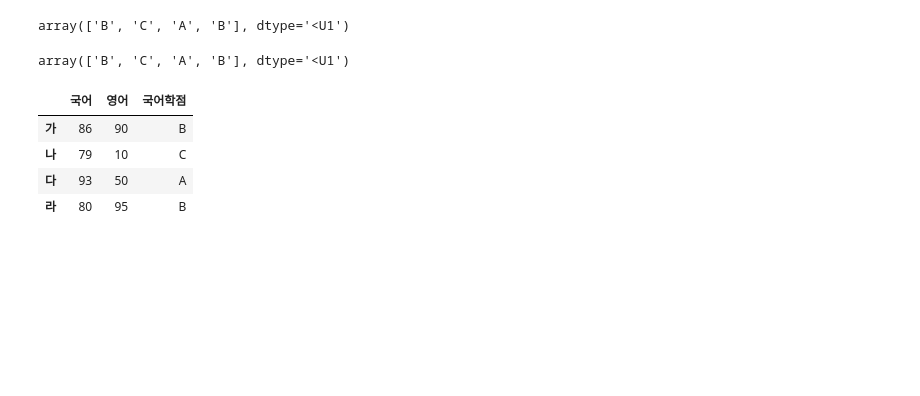
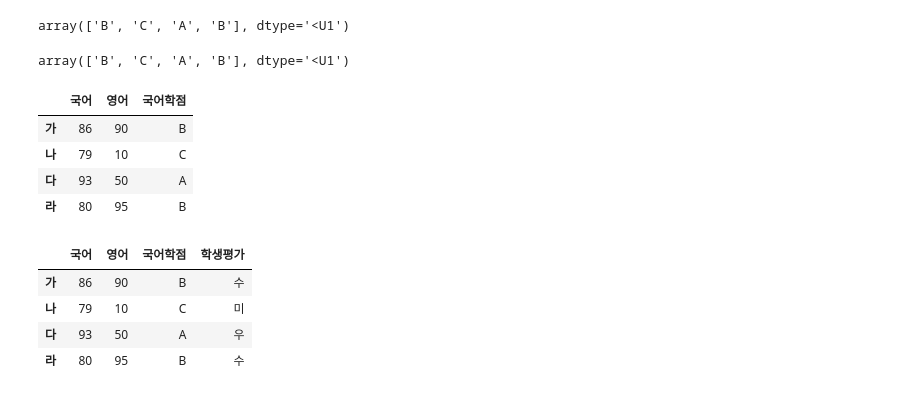
Before and after one commit to dhkim9963/python-base, a Jupyter notebook: pandas_2.ipynb, the cells around one changed output. Drawn from its saved outputs; the diff is of its cells as text; code cells hidden in the pictures; blank space fills up the shorter version.

```diff
--- a/pandas_2.ipynb
+++ b/pandas_2.ipynb
@@ -359,3 +359,14 @@ df3
 | 나 | 79 | 10 | C |
 | 다 | 93 | 50 | A |
 | 라 | 80 | 95 | B |
+# %%
+cond4 = df3['국어'] >= 80
+cond5 = df3['영어'] >= 80
+df3['학생평가'] = np.select([cond4 & cond5, cond4 | cond5], ['수','우'],'미')
+df3
+# %% [output]
+|  | 국어 | 영어 | 국어학점 | 학생평가 |
+| 가 | 86 | 90 | B | 수 |
+| 나 | 79 | 10 | C | 미 |
+| 다 | 93 | 50 | A | 우 |
+| 라 | 80 | 95 | B | 수 |
```
Also changed, not shown: parts of 105 cells of this notebook.
